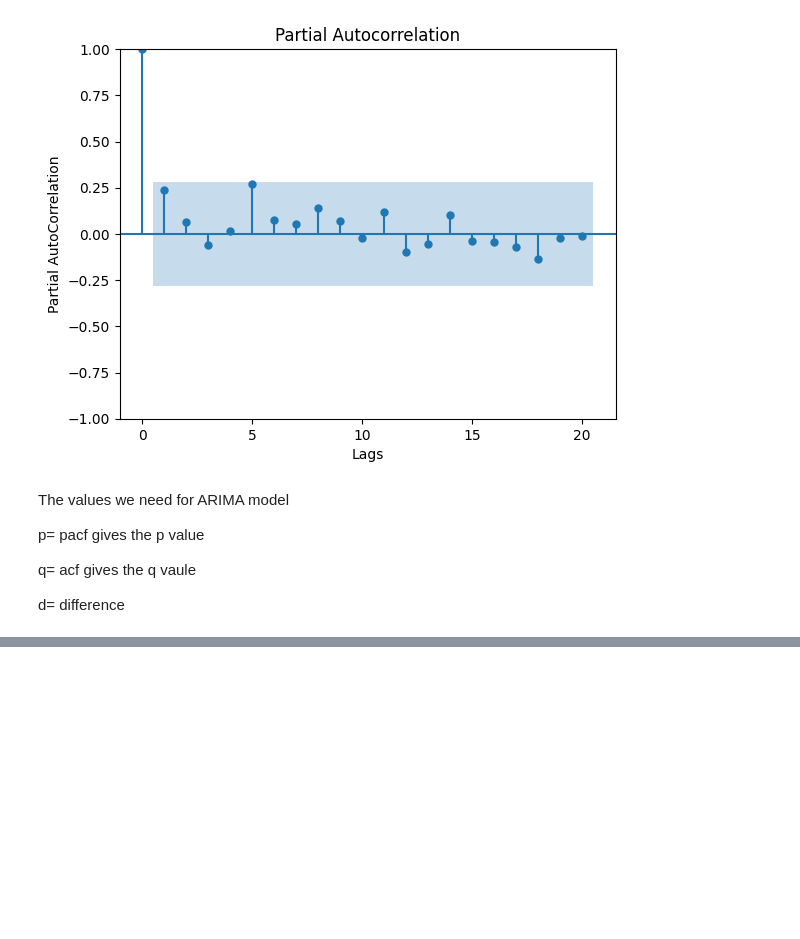
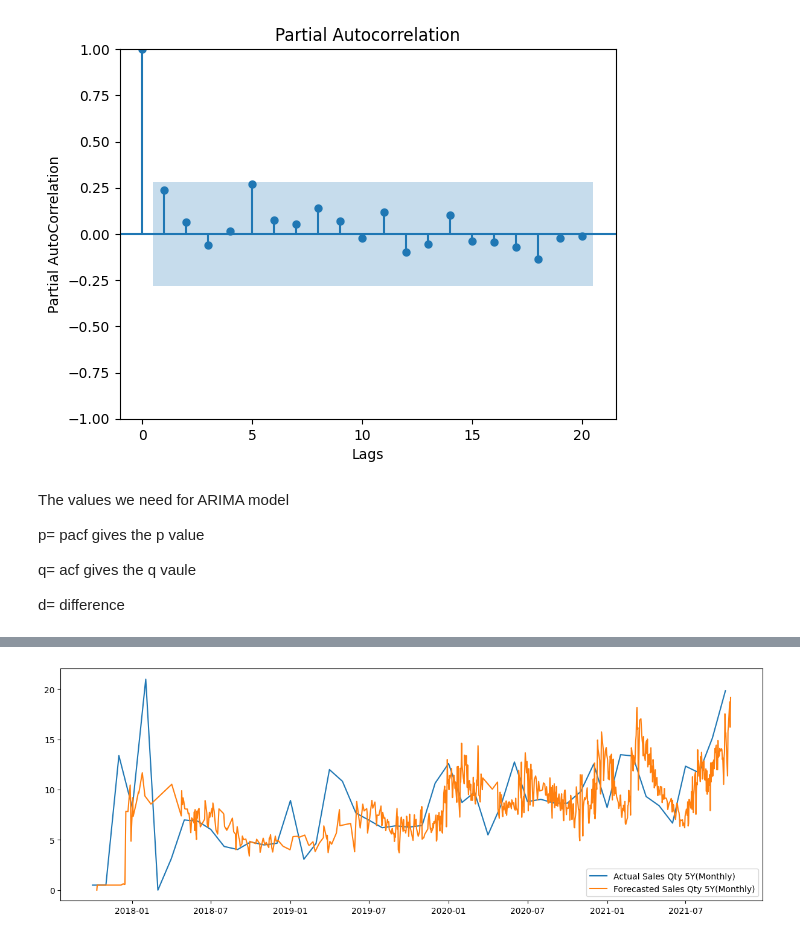
Before and after one commit to Girawale-Sanket/Time-Series-Assignment, a Jupyter notebook: TSA_LAB1.ipynb, the cells around one changed output, grey strips where cells are left out. Saved outputs shown, nothing was run; the diff lists cells and outputs as text; code cells hidden in the pictures; blank space fills up the shorter version.

Commit message:
ARIMA & SARIMA Models

```diff
--- a/TSA_LAB1.ipynb
+++ b/TSA_LAB1.ipynb
@@ -177,0 +182,7 @@ d= difference
+# %%
+from statsmodels.tsa.arima.model import ARIMA
+model= ARIMA(data['Sales Qty 5Y'],order=(5,1,1)) #order(p,d,q)
+# %%
+model=model.fit()
+# %%
+data["forecasted Value"]=model.predict(start=data.index[0], end=data.index[-1], exog=None, dynamic=False)
@@ -177,0 +199,9 @@ d= difference
+# %%
+forecast= data['forecasted Value']
+plt.figure(figsize=(15,5))
+plt.plot(Y, label='Actual Sales Qty 5Y(Monthly)')
+plt.plot(forecast, label='Forecasted Sales Qty 5Y(Monthly)')
+plt.legend()
+plt.show()
+# %% [output]
+[figure, added]
```
Also changed, not shown: parts of 10 cells of this notebook.
